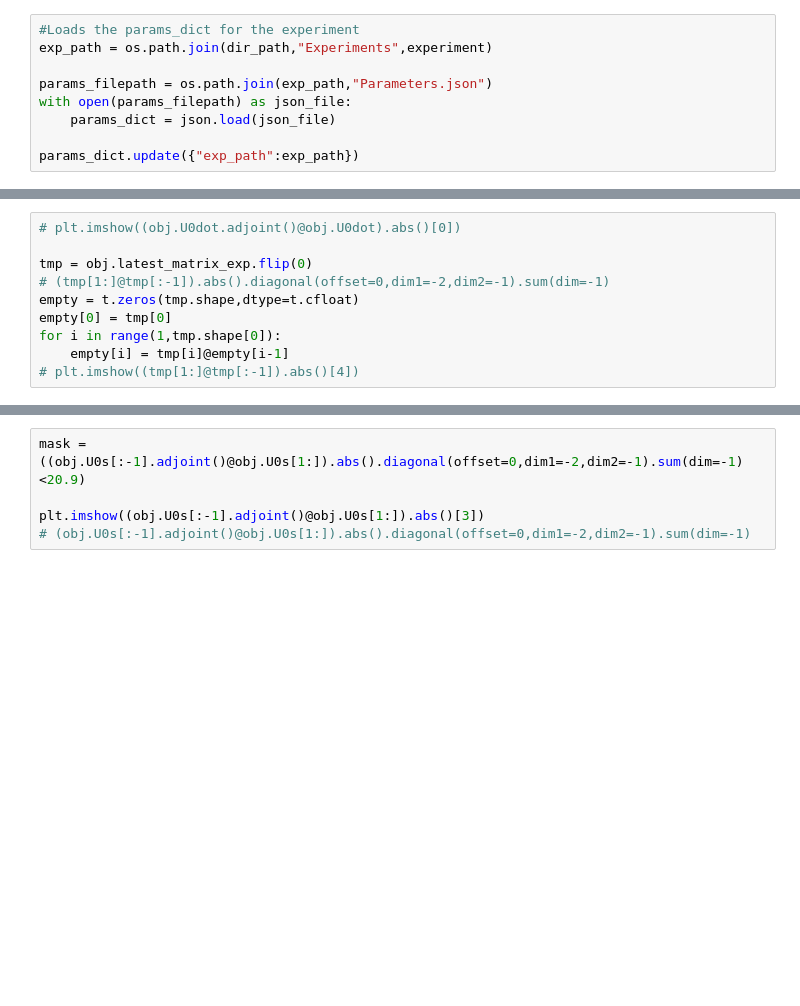
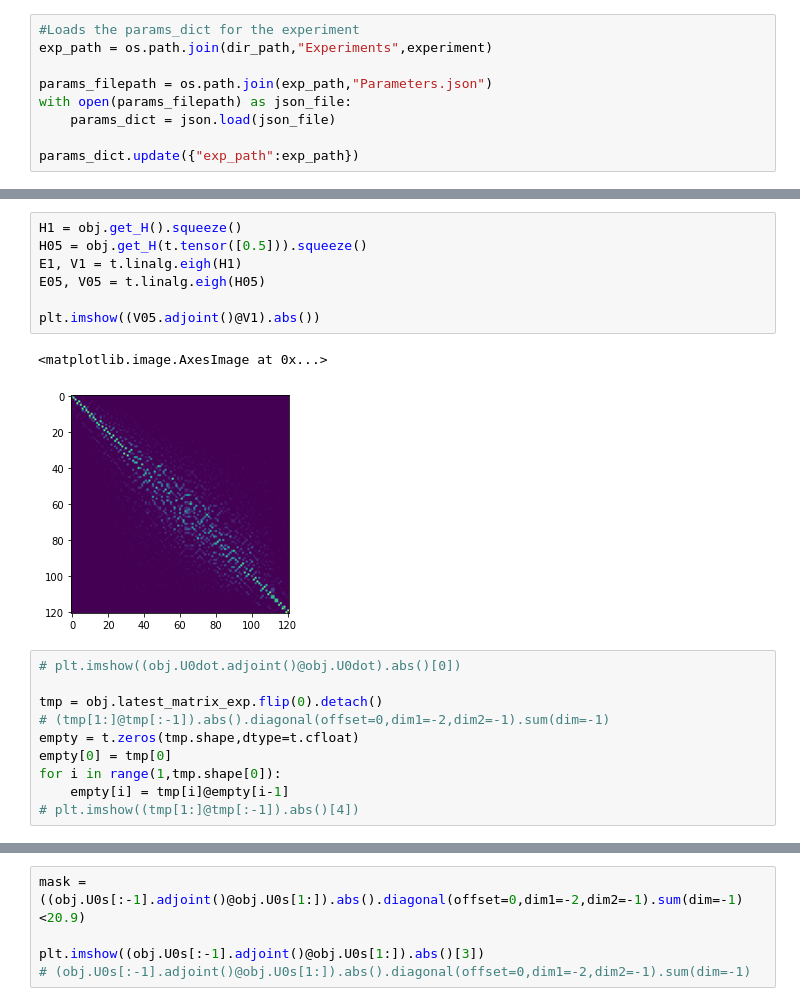
Before and after one commit to Vinther901/Quantum-Optimal-Control, a Jupyter notebook: 1DToyExample/RunExperiments.ipynb, the cells around one changed output, grey strips where cells are left out. Saved outputs shown, nothing was run; the diff lists cells and outputs as text; blank space fills up the shorter version.

```diff
--- a/1DToyExample/RunExperiments.ipynb
+++ b/1DToyExample/RunExperiments.ipynb
@@ -71,7 +107,17 @@ except (occupation)
+# %%
+H1 = obj.get_H().squeeze()
+H05 = obj.get_H(t.tensor([0.5])).squeeze()
+E1, V1 = t.linalg.eigh(H1)
+E05, V05 = t.linalg.eigh(H05)
+
+plt.imshow((V05.adjoint()@V1).abs())
+# %% [output]
+<matplotlib.image.AxesImage at 0x...>
+[figure, added]
 # %%
 # plt.imshow((obj.U0dot.adjoint()@obj.U0dot).abs()[0])
 
-tmp = obj.latest_matrix_exp.flip(0)
+tmp = obj.latest_matrix_exp.flip(0).detach()
 # (tmp[1:]@tmp[:-1]).abs().diagonal(offset=0,dim1=-2,dim2=-1).sum(dim=-1)
 empty = t.zeros(tmp.shape,dtype=t.cfloat)
 empty[0] = tmp[0]
```
Also changed, not shown: parts of 4 cells of this notebook, 4 other files.
